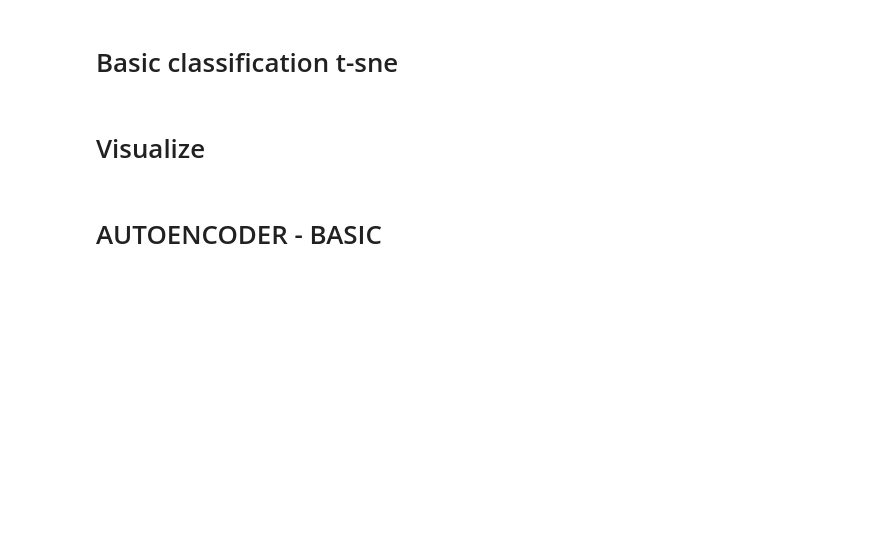
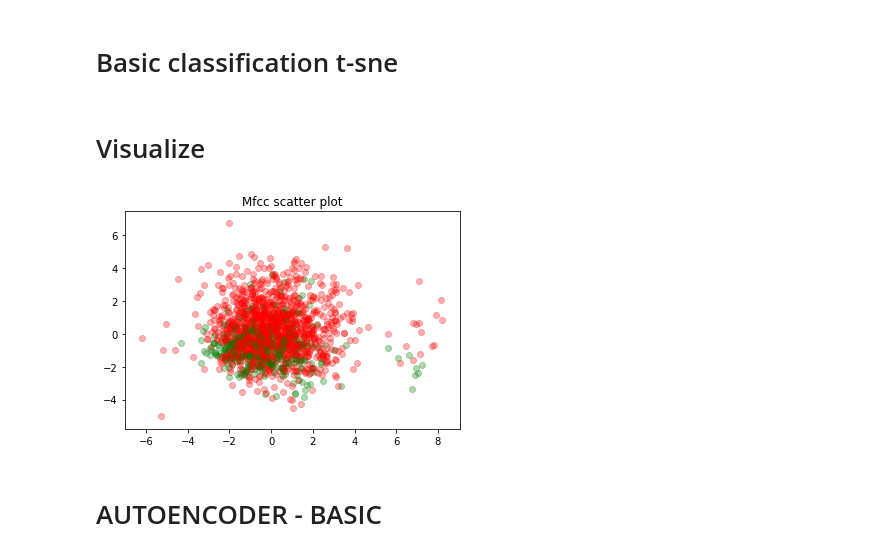
Before and after one commit to tymons/buzz-models, a Jupyter notebook: smartula.ipynb, the cells around one changed output. Drawn from its saved outputs; the diff is of its cells as text; code cells hidden in the pictures; blank space fills up the shorter version.

Commit message:
Added merging sound and temp/hum values.

```diff
--- a/smartula.ipynb
+++ b/smartula.ipynb
@@ -127,9 +105,16 @@ from sklearn.decomposition import PCA
 import matplotlib.pyplot as plt
 %matplotlib inline
 
-standarized_mfcc_avg = StandardScaler().fit_transform([mfcc[0] for mfcc in mfccs_avg_labeled])
+standarized_mfcc_avg = StandardScaler().fit_transform([data[0] for data in data_mfcc_labeled])
+standarized_temp = StandardScaler().fit_transform([[data[1]] for data in data_mfcc_labeled])
+standarized_hum = StandardScaler().fit_transform([[data[2]] for data in data_mfcc_labeled])
+
+zipped_data = list(zip(standarized_mfcc_avg, standarized_temp, standarized_hum))
+merged_data = [np.concatenate(list_to_con) for list_to_con in zipped_data]
+#standarized_merged_data = StandardScaler().fit_transform(merged_data)
+
 pca = PCA(n_components=2)
-pc_data = pca.fit_transform(standarized_mfcc_avg)
+pc_data = pca.fit_transform(merged_data)
 # %% [markdown]
 # Basic classification t-sne
 # %%
@@ -140,20 +125,22 @@ X_embedded = TSNE(n_components=2).fit_transform(standarized_mfcc_avg)
 # %% [markdown]
 # Visualize
 # %%
-pc_data_labeled = list(zip(X_embedded, [mfcc[1] for mfcc in mfccs_avg_labeled]))
+pc_data_labeled = list(zip(pc_data, [mfcc_data[3] for mfcc_data in data_mfcc_labeled]))
 
 colors = ['red', 'green', 'blue', 'yellow']
 
 fig = plt.figure()
 ax = fig.add_subplot(1, 1, 1)
 
 for data, label in tqdm(pc_data_labeled):
     x, y = data
     ax.scatter(x, y, c=colors[label], alpha=0.3)
 
 plt.title("Mfcc scatter plot")
-plt.savefig('foo.png')
+plt.savefig('PCA_pelny_set_mfcc_bez_ost_standaryzacji.png')
 plt.show()
+# %% [output]
+[figure, added]
 # %% [markdown]
 # AUTOENCODER - BASIC
 # %%
```
Also changed, not shown: parts of 4 cells of this notebook.
